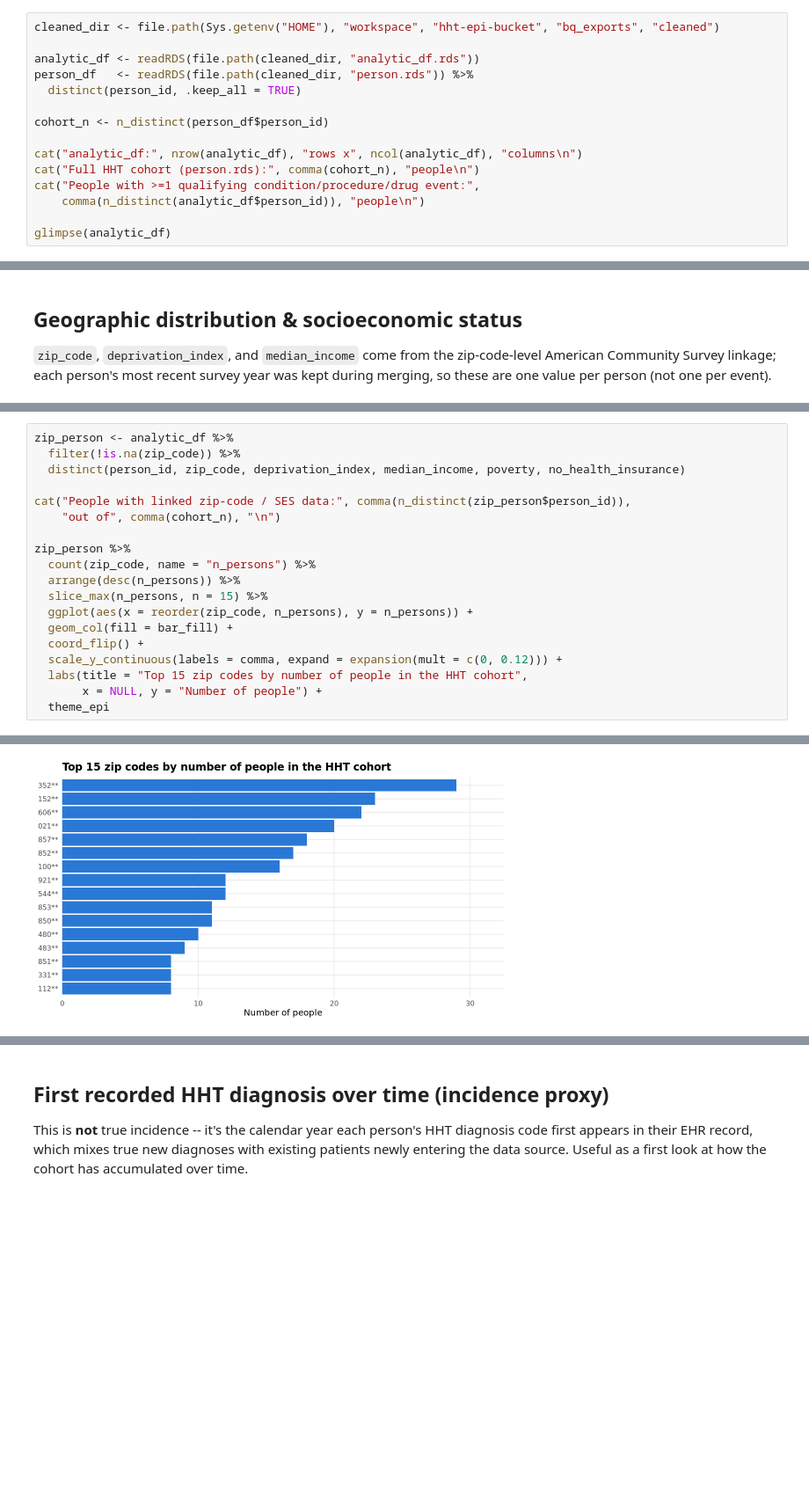
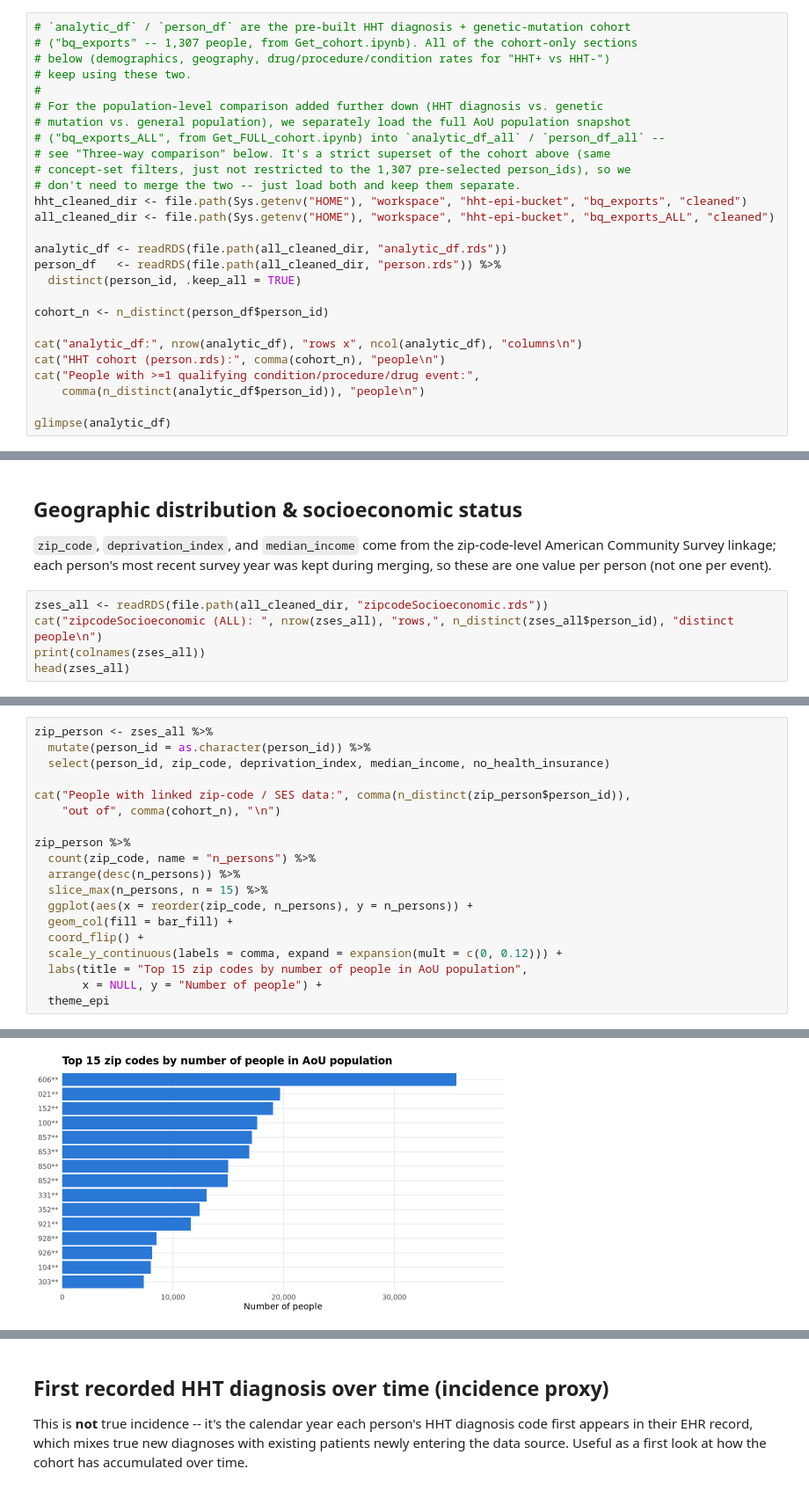
Before and after one commit to kevin-lee-ma/HHT, a Jupyter notebook: HHT Epi Analysis R.ipynb, the cells around one changed output, grey strips where cells are left out. Shown at 88% size. Saved outputs shown, nothing was run; the diff lists cells and outputs as text; blank space fills up the shorter version.

```diff
--- a/HHT Epi Analysis R.ipynb
+++ b/HHT Epi Analysis R.ipynb
@@ -40,14 +34,26 @@ ERROR: Error in library(CreateTableOne): there is no package called ‘CreateTab
 # %%
-cleaned_dir <- file.path(Sys.getenv("HOME"), "workspace", "hht-epi-bucket", "bq_exports", "cleaned")
+# `analytic_df` / `person_df` are the pre-built HHT diagnosis + genetic-mutation cohort
+# ("bq_exports" -- 1,307 people, from Get_cohort.ipynb). All of the cohort-only sections
+# below (demographics, geography, drug/procedure/condition rates for "HHT+ vs HHT-")
+# keep using these two.
+#
+# For the population-level comparison added further down (HHT diagnosis vs. genetic
+# mutation vs. general population), we separately load the full AoU population snapshot
+# ("bq_exports_ALL", from Get_FULL_cohort.ipynb) into `analytic_df_all` / `person_df_all` --
+# see "Three-way comparison" below. It's a strict superset of the cohort above (same
+# concept-set filters, just not restricted to the 1,307 pre-selected person_ids), so we
+# don't need to merge the two -- just load both and keep them separate.
+hht_cleaned_dir <- file.path(Sys.getenv("HOME"), "workspace", "hht-epi-bucket", "bq_exports", "cleaned")
+all_cleaned_dir <- file.path(Sys.getenv("HOME"), "workspace", "hht-epi-bucket", "bq_exports_ALL", "cleaned")
 
-analytic_df <- readRDS(file.path(cleaned_dir, "analytic_df.rds"))
-person_df   <- readRDS(file.path(cleaned_dir, "person.rds")) %>%
+analytic_df <- readRDS(file.path(all_cleaned_dir, "analytic_df.rds"))
+person_df   <- readRDS(file.path(all_cleaned_dir, "person.rds")) %>%
   distinct(person_id, .keep_all = TRUE)
 
 cohort_n <- n_distinct(person_df$person_id)
 
 cat("analytic_df:", nrow(analytic_df), "rows x", ncol(analytic_df), "columns\n")
-cat("Full HHT cohort (person.rds):", comma(cohort_n), "people\n")
+cat("HHT cohort (person.rds):", comma(cohort_n), "people\n")
 cat("People with >=1 qualifying condition/procedure/drug event:",
     comma(n_distinct(analytic_df$person_id)), "people\n")
 
@@ -363,3 +1580,8 @@ A tibble: 13 × 3
 `zip_code`, `deprivation_index`, and `median_income` come from the zip-code-level
 American Community Survey linkage; each person's most recent survey year was kept during
 merging, so these are one value per person (not one per event).
+# %%
+zses_all <- readRDS(file.path(all_cleaned_dir, "zipcodeSocioeconomic.rds"))
+cat("zipcodeSocioeconomic (ALL): ", nrow(zses_all), "rows,", n_distinct(zses_all$person_id), "distinct people\n")
+print(colnames(zses_all))
+head(zses_all)
@@ -366,7 +1604,7 @@ merging, so these are one value per person (not one per event).
 # %%
-zip_person <- analytic_df %>%
-  filter(!is.na(zip_code)) %>%
-  distinct(person_id, zip_code, deprivation_index, median_income, poverty, no_health_insurance)
+zip_person <- zses_all %>%
+  mutate(person_id = as.character(person_id)) %>%
+  select(person_id, zip_code, deprivation_index, median_income, no_health_insurance)
 
 cat("People with linked zip-code / SES data:", comma(n_distinct(zip_person$person_id)),
     "out of", comma(cohort_n), "\n")
@@ -379,7 +1617,7 @@ zip_person %>%
   geom_col(fill = bar_fill) +
   coord_flip() +
   scale_y_continuous(labels = comma, expand = expansion(mult = c(0, 0.12))) +
-  labs(title = "Top 15 zip codes by number of people in the HHT cohort",
+  labs(title = "Top 15 zip codes by number of people in AoU population",
        x = NULL, y = "Number of people") +
   theme_epi
 # %% [output]
@@ -387 +1625 @@ People with linked zip-code / SES data: 578 out of 1,264
-[figure, old version]
+[figure, new version]
```
Also changed, not shown: parts of 96 cells of this notebook, 11 other files.
